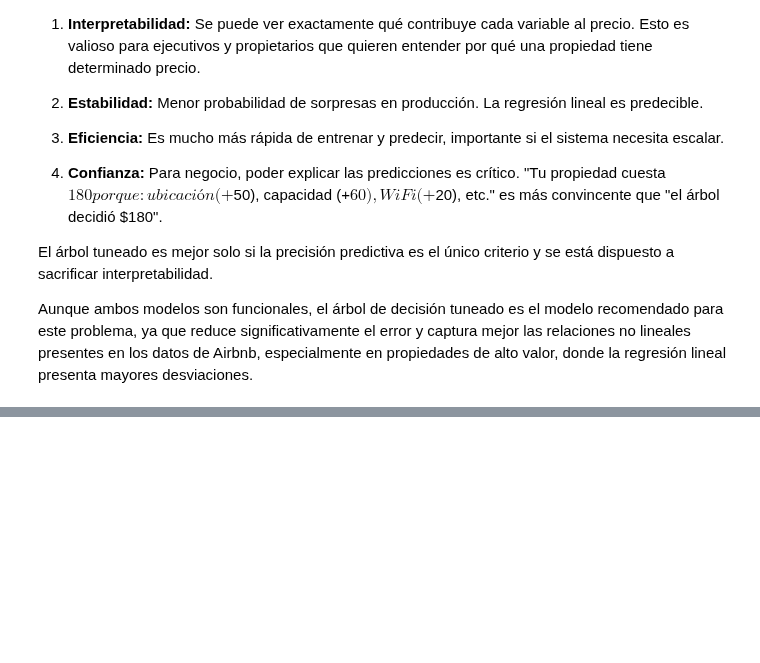
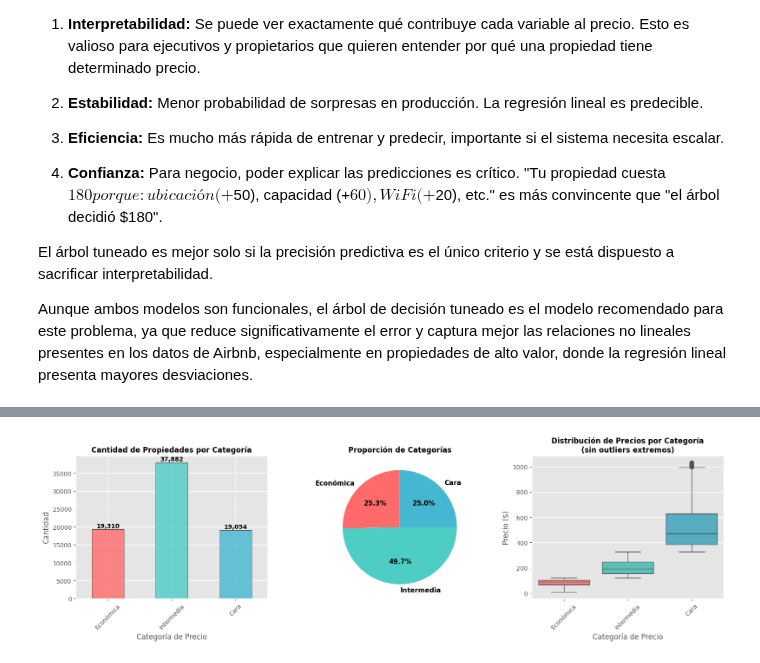
Before and after one commit to FerAHMz/lab4-md, a Jupyter notebook: lab4.ipynb, the cells around one changed output, grey strips where cells are left out. Drawn from its saved outputs; the diff is of its cells as text; code cells hidden in the pictures; blank space fills up the shorter version.

```diff
--- a/lab4.ipynb
+++ b/lab4.ipynb
@@ -1694,0 +1817,36 @@ Aunque ambos modelos son funcionales, el árbol de decisión tuneado es el model
+# %%
+### 9.3 Visualización de Categorías
+
+fig, axes = plt.subplots(1, 3, figsize=(16, 5))
+
+# 1. Distribución de categorías (barras)
+colors_cat = ['#FF6B6B', '#4ECDC4', '#45B7D1']
+category_counts.plot(kind='bar', ax=axes[0], color=colors_cat, edgecolor='black', alpha=0.8)
+axes[0].set_title('Cantidad de Propiedades por Categoría', fontweight='bold', fontsize=12)
+axes[0].set_xlabel('Categoría de Precio')
+axes[0].set_ylabel('Cantidad')
+axes[0].tick_params(axis='x', rotation=45)
+for i, v in enumerate(category_counts):
+    axes[0].text(i, v + 500, f'{v:,}', ha='center', fontweight='bold')
+
+# 2. Distribución de categorías (pie)
+axes[1].pie(category_counts, labels=category_counts.index, autopct='%1.1f%%',
+            colors=colors_cat, startangle=90, textprops={'fontsize': 11, 'weight': 'bold'})
+axes[1].set_title('Proporción de Categorías', fontweight='bold', fontsize=12)
+
+# 3. Box plot de precios por categoría
+df_box = df[['price', 'price_category']].copy()
+df_box_filtered = df_box[df_box['price'] <= df['price'].quantile(0.95)]  # Sin extremos
+
+sns.boxplot(data=df_box_filtered, x='price_category', y='price',
+            palette={'Económica': '#FF6B6B', 'Intermedia': '#4ECDC4', 'Cara': '#45B7D1'},
+            ax=axes[2], order=['Económica', 'Intermedia', 'Cara'])
+axes[2].set_title('Distribución de Precios por Categoría\n(sin outliers extremos)', fontweight='bold', fontsize=12)
+axes[2].set_xlabel('Categoría de Precio')
+axes[2].set_ylabel('Precio ($)')
+axes[2].tick_params(axis='x', rotation=45)
+
+plt.tight_layout()
+plt.show()
+# %% [output]
+[figure, added]
```
Also changed, not shown: parts of 11 cells of this notebook.
